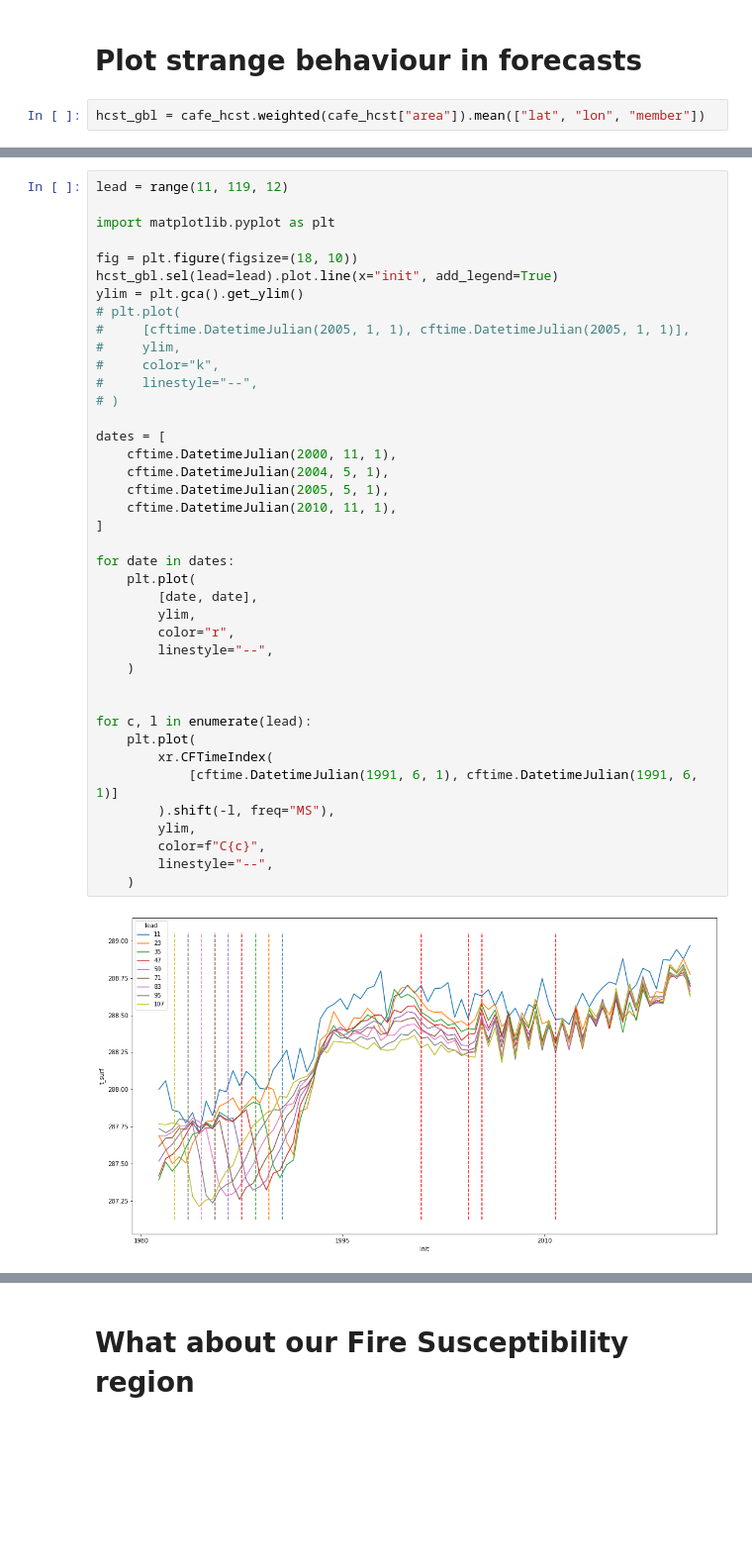
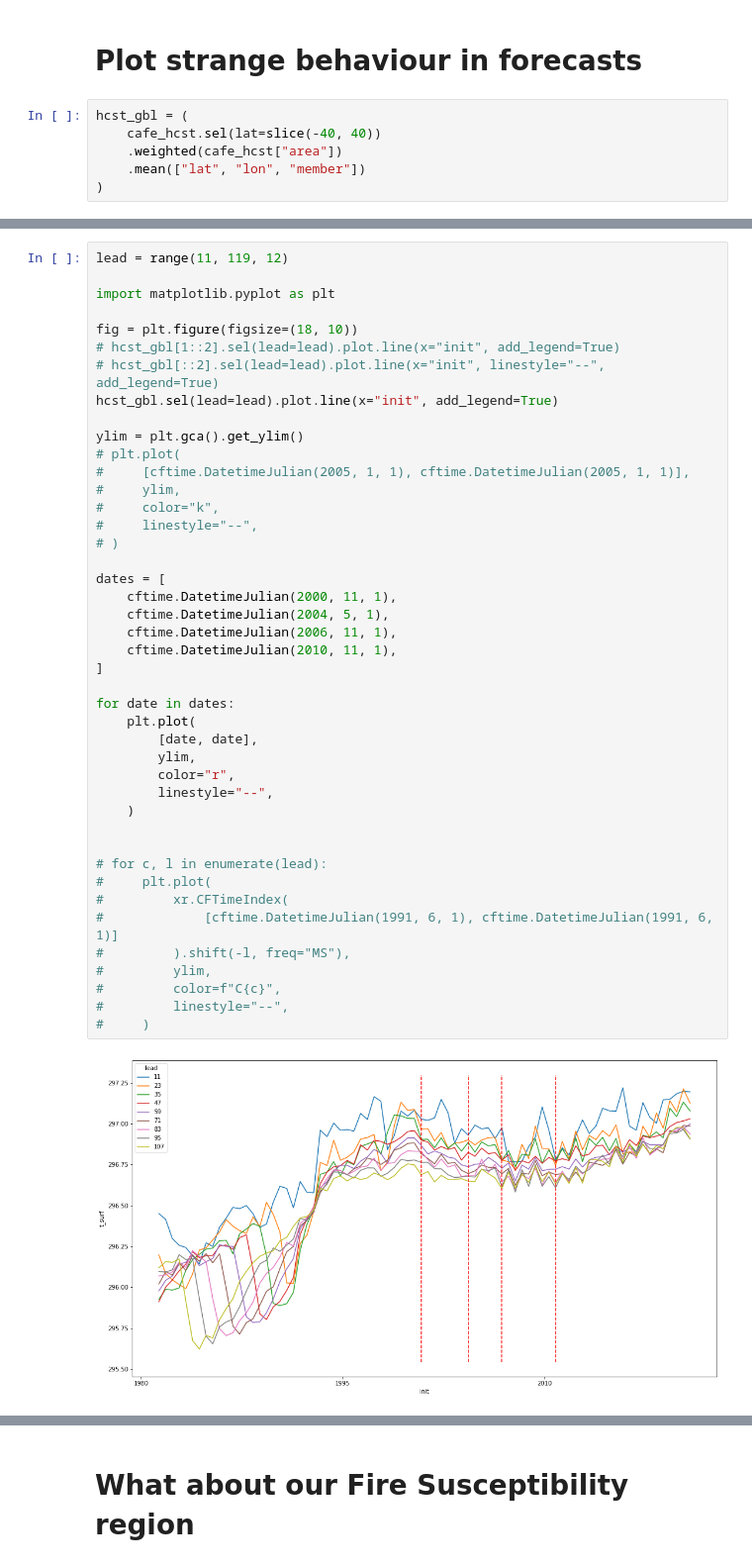
Before and after one commit to dougiesquire/cm-historical, a Jupyter notebook: notebooks/step_change_2005.ipynb, the cells around one changed output, grey strips where cells are left out. Shown at 99% size. Saved outputs shown, nothing was run; the diff lists cells and outputs as text; blank space fills up the shorter version.

```diff
--- a/notebooks/step_change_2005.ipynb
+++ b/notebooks/step_change_2005.ipynb
@@ -166,7 +183,11 @@ cafe_hcst = cafe_hcst.chunk(HCST_CHUNKS).persist()
 # %% [markdown]
 # Plot strange behaviour in forecasts
 # %%
-hcst_gbl = cafe_hcst.weighted(cafe_hcst["area"]).mean(["lat", "lon", "member"])
+hcst_gbl = (
+    cafe_hcst.sel(lat=slice(-40, 40))
+    .weighted(cafe_hcst["area"])
+    .mean(["lat", "lon", "member"])
+)
 # %%
 fig = plt.figure(figsize=(18, 10))
 
@@ -200,41 +221,44 @@ Text(0.5, 1.0, '')
 lead = range(11, 119, 12)
 
 import matplotlib.pyplot as plt
 
 fig = plt.figure(figsize=(18, 10))
+# hcst_gbl[1::2].sel(lead=lead).plot.line(x="init", add_legend=True)
+# hcst_gbl[::2].sel(lead=lead).plot.line(x="init", linestyle="--", add_legend=True)
 hcst_gbl.sel(lead=lead).plot.line(x="init", add_legend=True)
+
 ylim = plt.gca().get_ylim()
 # plt.plot(
 #     [cftime.DatetimeJulian(2005, 1, 1), cftime.DatetimeJulian(2005, 1, 1)],
 #     ylim,
 #     color="k",
 #     linestyle="--",
 # )
 
 dates = [
     cftime.DatetimeJulian(2000, 11, 1),
     cftime.DatetimeJulian(2004, 5, 1),
-    cftime.DatetimeJulian(2005, 5, 1),
+    cftime.DatetimeJulian(2006, 11, 1),
     cftime.DatetimeJulian(2010, 11, 1),
 ]
 
 for date in dates:
     plt.plot(
         [date, date],
         ylim,
         color="r",
         linestyle="--",
     )
 
 
-for c, l in enumerate(lead):
-    plt.plot(
-        xr.CFTimeIndex(
-            [cftime.DatetimeJulian(1991, 6, 1), cftime.DatetimeJulian(1991, 6, 1)]
-        ).shift(-l, freq="MS"),
-        ylim,
-        color=f"C{c}",
-        linestyle="--",
-    )
+# for c, l in enumerate(lead):
+#     plt.plot(
+#         xr.CFTimeIndex(
+#             [cftime.DatetimeJulian(1991, 6, 1), cftime.DatetimeJulian(1991, 6, 1)]
+#         ).shift(-l, freq="MS"),
+#         ylim,
+#         color=f"C{c}",
+#         linestyle="--",
+#     )
 # %% [output]
-[figure, old version]
+[figure, new version]
```
Also changed, not shown: parts of 27 cells of this notebook, 1 other file.
